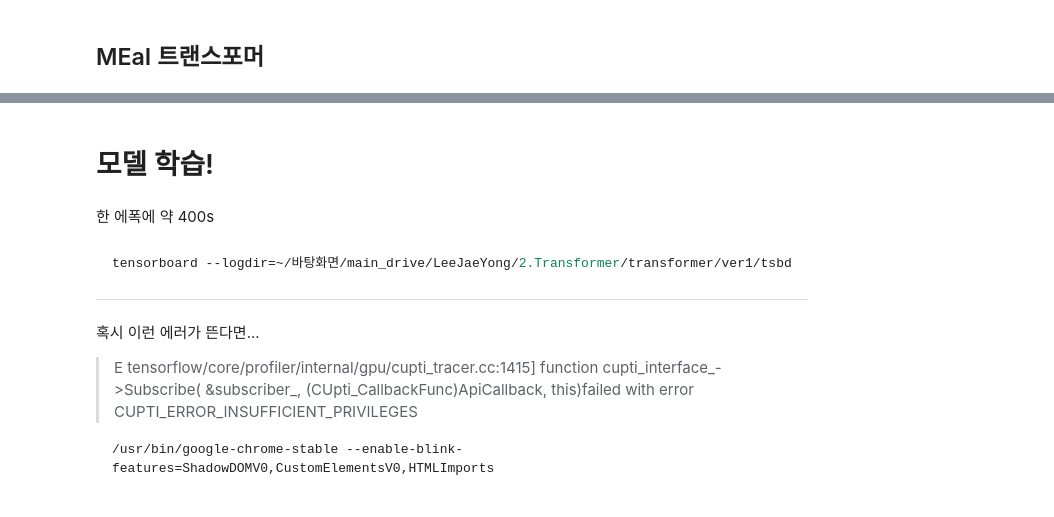
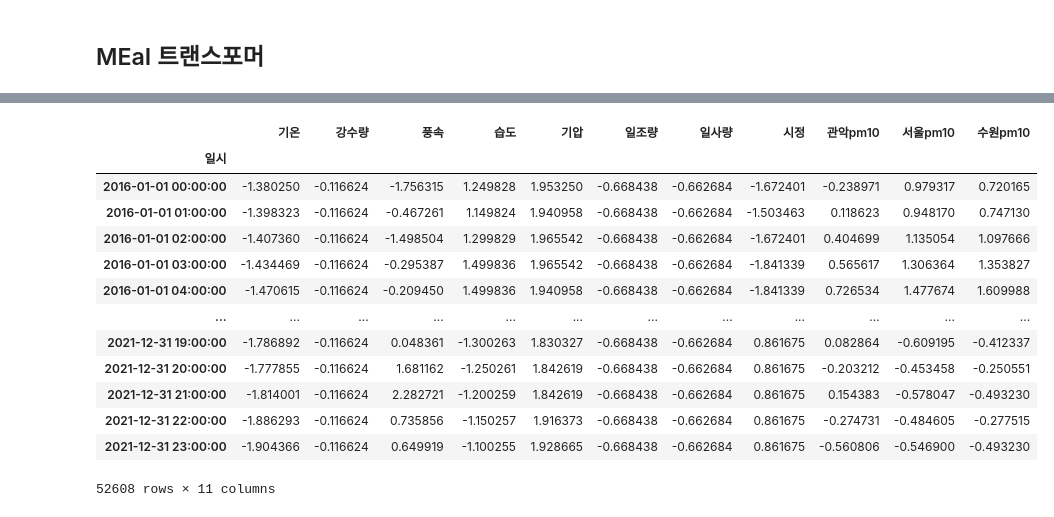
Before and after one commit to oiuyy207/MEaI_transformer, a Jupyter notebook: MEaI_transformer_V0.2.ipynb, the cells around one changed output, grey strips where cells are left out. Saved outputs shown, nothing was run; the diff lists cells and outputs as text; code cells hidden in the pictures.

````diff
--- a/MEaI_transformer_V0.2.ipynb
+++ b/MEaI_transformer_V0.2.ipynb
@@ -522,2 +614,0 @@ tf.keras.utils.plot_model(model, to_file='./imgs/MEaI_transformer.png', show_sha
-# %% [markdown]
-# 모델 학습!
@@ -560,2 +614,0 @@ plt.plot(e,r)
-# %% [markdown]
-한 에폭에 약 400s
@@ -564,11 +615,32 @@ history = model.fit(train_dataset, epochs=20, validation_data=test_dataset, verb
-# %% [markdown]
-```bash
-tensorboard --logdir=~/바탕화면/main_drive/LeeJaeYong/2.Transformer/transformer/ver1/tsbd
-```
--------
-혹시 이런 에러가 뜬다면...
-> E tensorflow/core/profiler/internal/gpu/cupti_tracer.cc:1415] function cupti_interface_->Subscribe( &subscriber_, (CUpti_CallbackFunc)ApiCallback, this)failed with error CUPTI_ERROR_INSUFFICIENT_PRIVILEGES
-
-```bash
-/usr/bin/google-chrome-stable --enable-blink-features=ShadowDOMV0,CustomElementsV0,HTMLImports
-```
+# %%
+PM10 = pd.read_csv('./data/weather_and_pm10.csv')
+PM10.일시 = pd.DatetimeIndex(PM10.일시,freq='H')
+
+PM10.index = PM10.일시
+PM10 = PM10.drop(columns = ['일시','풍향'])
+
+PM10_col = PM10.columns.copy()
+PM10_index = PM10.index.copy()
+
+scaler_pm10 = StandardScaler()
+scaler_pm10.fit(PM10)
+PM10 = scaler_pm10.transform(PM10)
+
+PM10 = pd.DataFrame(PM10,columns = PM10_col,index=PM10_index)
+
+PM10
+# %% [output]
+|  | 기온 | 강수량 | 풍속 | 습도 | 기압 | 일조량 | 일사량 | 시정 | 관악pm10 | 서울pm10 | 수원pm10 |
+| 일시 |  |  |  |  |  |  |  |  |  |  |  |
+| 2016-01-01 00:00:00 | -1.380250 | -0.116624 | -1.756315 | 1.249828 | 1.953250 | -0.668438 | -0.662684 | -1.672401 | -0.238971 | 0.979317 | 0.720165 |
+| 2016-01-01 01:00:00 | -1.398323 | -0.116624 | -0.467261 | 1.149824 | 1.940958 | -0.668438 | -0.662684 | -1.503463 | 0.118623 | 0.948170 | 0.747130 |
+| 2016-01-01 02:00:00 | -1.407360 | -0.116624 | -1.498504 | 1.299829 | 1.965542 | -0.668438 | -0.662684 | -1.672401 | 0.404699 | 1.135054 | 1.097666 |
+| 2016-01-01 03:00:00 | -1.434469 | -0.116624 | -0.295387 | 1.499836 | 1.965542 | -0.668438 | -0.662684 | -1.841339 | 0.565617 | 1.306364 | 1.353827 |
+| 2016-01-01 04:00:00 | -1.470615 | -0.116624 | -0.209450 | 1.499836 | 1.940958 | -0.668438 | -0.662684 | -1.841339 | 0.726534 | 1.477674 | 1.609988 |
+| ... | ... | ... | ... | ... | ... | ... | ... | ... | ... | ... | ... |
+| 2021-12-31 19:00:00 | -1.786892 | -0.116624 | 0.048361 | -1.300263 | 1.830327 | -0.668438 | -0.662684 | 0.861675 | 0.082864 | -0.609195 | -0.412337 |
+| 2021-12-31 20:00:00 | -1.777855 | -0.116624 | 1.681162 | -1.250261 | 1.842619 | -0.668438 | -0.662684 | 0.861675 | -0.203212 | -0.453458 | -0.250551 |
+| 2021-12-31 21:00:00 | -1.814001 | -0.116624 | 2.282721 | -1.200259 | 1.842619 | -0.668438 | -0.662684 | 0.861675 | 0.154383 | -0.578047 | -0.493230 |
+| 2021-12-31 22:00:00 | -1.886293 | -0.116624 | 0.735856 | -1.150257 | 1.916373 | -0.668438 | -0.662684 | 0.861675 | -0.274731 | -0.484605 | -0.277515 |
+| 2021-12-31 23:00:00 | -1.904366 | -0.116624 | 0.649919 | -1.100255 | 1.928665 | -0.668438 | -0.662684 | 0.861675 | -0.560806 | -0.546900 | -0.493230 |
+52608 rows × 11 columns
````
Also changed, not shown: parts of 51 cells of this notebook, 17 other files.
